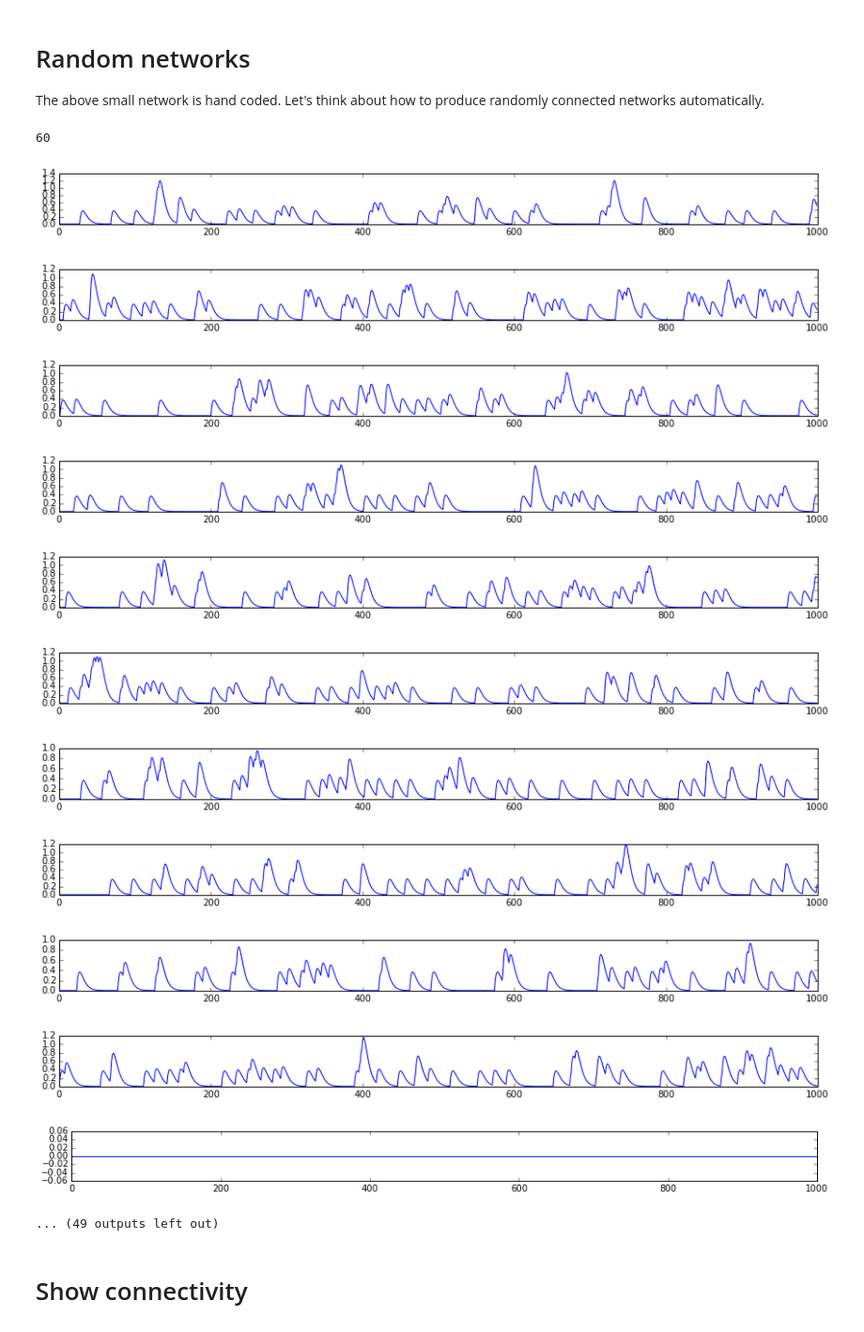
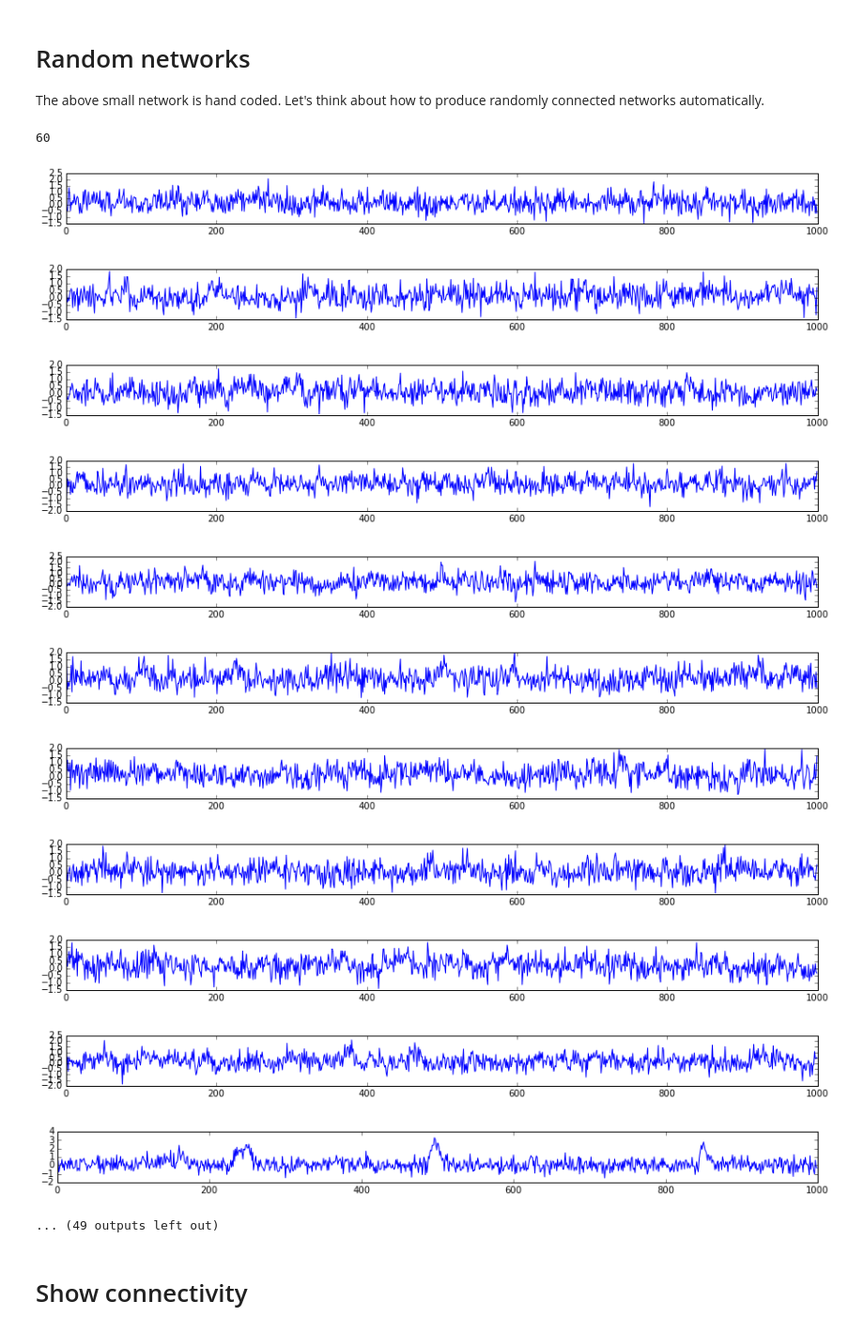
Before and after one commit to jvs--/neuco, a Jupyter notebook: notebooks/SpikeToCalcium.ipynb, the cells around one changed output. Shown at 94% size. Saved outputs shown, nothing was run; the diff lists cells and outputs as text; code cells hidden in the pictures.

```diff
--- a/notebooks/SpikeToCalcium.ipynb
+++ b/notebooks/SpikeToCalcium.ipynb
@@ -58,7 +58,7 @@ def produceCalciumTrace(spiketrain, temp):
 
 def addnoise(pure):
     # given a pure signal add some random normal distributed noise
-    noise = np.random.normal(0, 0.01, len(pure))
+    noise = np.random.normal(0, 0.50, len(pure))
     signal = pure + noise
     return signal
 
@@ -323,7 +323,7 @@ class Neuron():
         self.input_neurons = [] #no neurons are connected
         self.clamped = False
         self.random = False
-        self.threshold = 1
+        self.threshold = 2
 
     def run(self, time):
         self.active = True
@@ -359,7 +359,11 @@ class Neuron():
                 sum_inputs = 0
                 for neuron in self.input_neurons:
                     #print("Step ", step, "Value ", neuron.activation[step])
-                    sum_inputs += neuron.activation[step]
+                    for i in range(10):
+                        try:
+                            sum_inputs += neuron.activation[step+i]
+                        except:
+                            pass
                     #print("Sum ", sum_inputs)
                 if sum_inputs > self.threshold:
                     self.activation[step] = 1
@@ -382,6 +386,7 @@ class NeuronGroup():
             spiketrains.append(spiketrain)
             # calculate calcium trace
             datum = produceCalciumTraceAdditive(spiketrain, template)
+            datum = addnoise(datum)
             data.append(datum)
             # display all traces
             plt.figure(figsize=(15, 1))
@@ -400,44 +405,44 @@ class NeuronGroup():
         for neuron1 in self.neurons:
             for neuron2 in self.neurons:
                 number = random.randint(0, 100)
                 if number < percent:
                     neuron1.connect(neuron2)
 
     def initByNumber(self, number, time, random=False):
         for i in range(number):
             #print(i)
             newNeuron = Neuron(time)
             newNeuron.random = random
             self.neurons.append(newNeuron)
 
 group1 = NeuronGroup()
 group1.initByNumber(10, 1000, random=True)
 #print("Length ", len(group1.neurons))
 
 group2 = NeuronGroup([])
 #print("Length ", len(group2.neurons))
 group2.initByNumber(50, 1000, random=False)
 #print("Length ", len(group2.neurons))
 
 g3 = group1.neurons + group2.neurons
 print(len(g3))
 group3 = NeuronGroup(group1.neurons + group2.neurons)
 #group3.fullyConnect()
 group3.randomlyConnect(10)
 spiketrains = group3.record(1000)
 # %% [output]
 60
-[figure, old version]
+[figure, new version]
-[figure, old version]
+[figure, new version]
-[figure, old version]
+[figure, new version]
-[figure, old version]
+[figure, new version]
-[figure, old version]
+[figure, new version]
-[figure, old version]
+[figure, new version]
-[figure, old version]
+[figure, new version]
-[figure, old version]
+[figure, new version]
-[figure, old version]
+[figure, new version]
-[figure, old version]
+[figure, new version]
-[figure, old version]
+[figure, new version]
 ... (49 outputs left out)
 # %% [markdown]
 # Show connectivity
```
Also changed, not shown: parts of 4 cells of this notebook.
